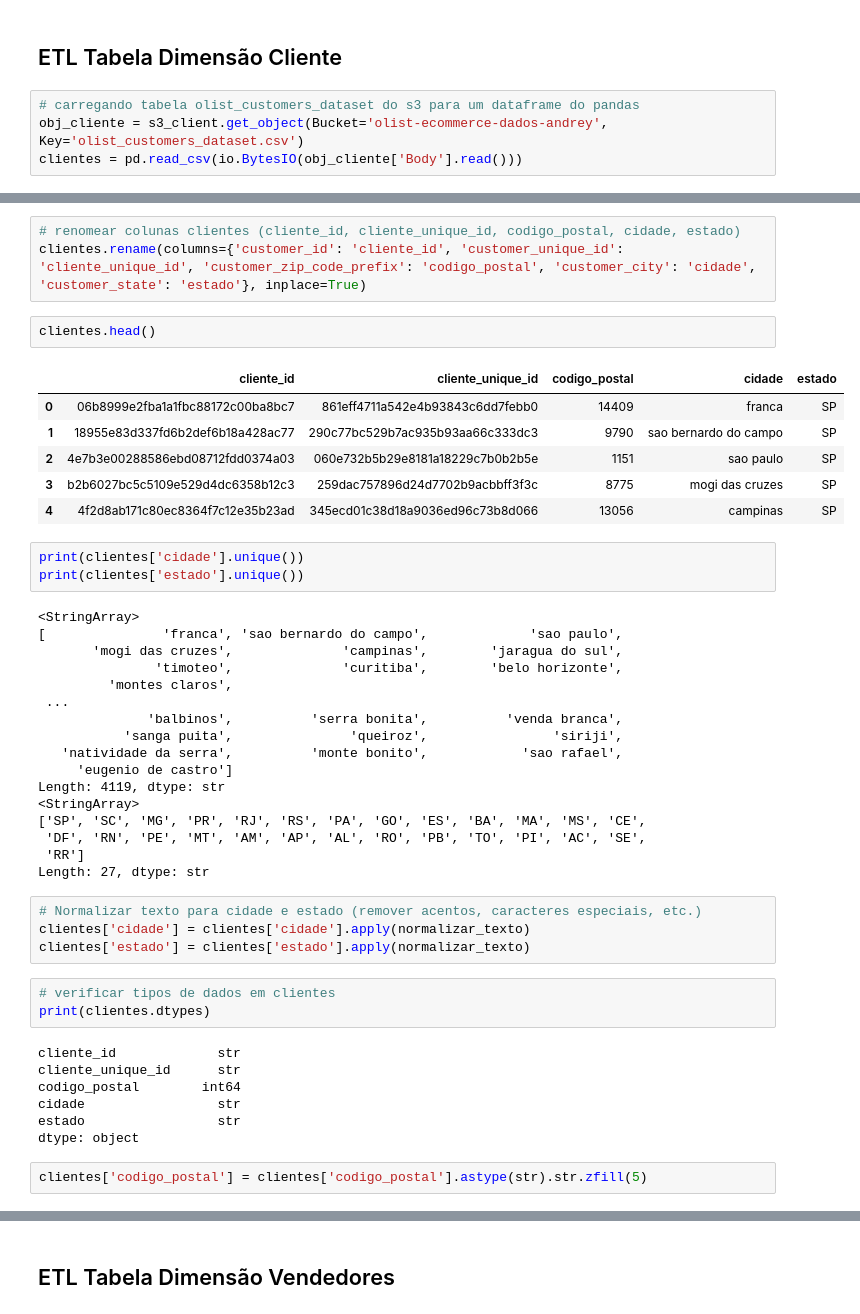
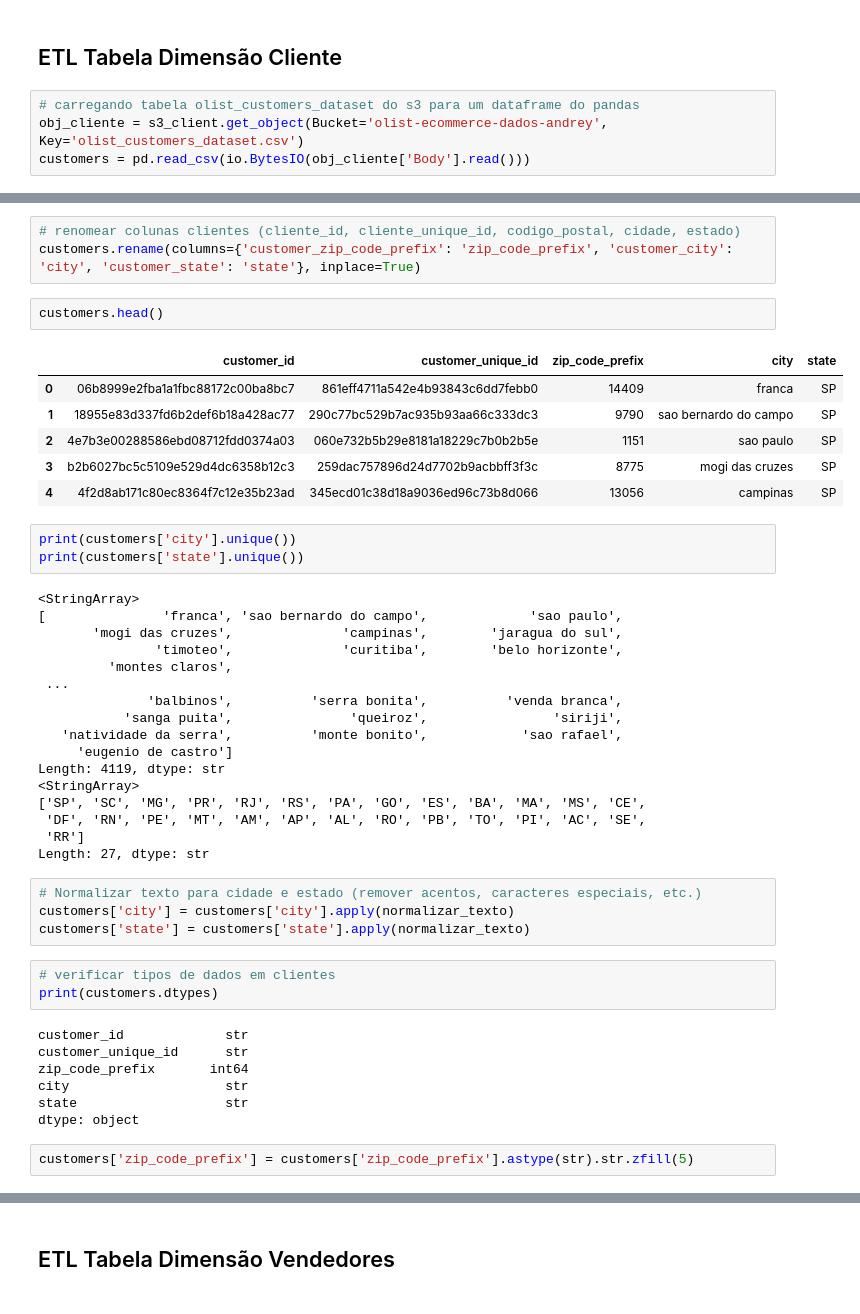
Before and after one commit to Andrey-Silva-Data/end-to-end-ecommerce-olist, a Jupyter notebook: ecommerce.ipynb, the cells around one changed output, grey strips where cells are left out. Saved outputs shown, nothing was run; the diff lists cells and outputs as text.

```diff
--- a/ecommerce.ipynb
+++ b/ecommerce.ipynb
@@ -188,6 +188,6 @@ geolocalizacao.head()
 # %%
 # carregando tabela olist_customers_dataset do s3 para um dataframe do pandas
 obj_cliente = s3_client.get_object(Bucket='olist-ecommerce-dados-andrey', Key='olist_customers_dataset.csv')
-clientes = pd.read_csv(io.BytesIO(obj_cliente['Body'].read()))
+customers = pd.read_csv(io.BytesIO(obj_cliente['Body'].read()))
 # %%
 # exibir as primeiras linhas do dataframe
@@ -201,19 +201,19 @@ clientes.head()
 | 4 | 4f2d8ab171c80ec8364f7c12e35b23ad | 345ecd01c38d18a9036ed96c73b8d066 | 13056 | campinas | SP |
 # %%
 # renomear colunas clientes (cliente_id, cliente_unique_id, codigo_postal, cidade, estado)
-clientes.rename(columns={'customer_id': 'cliente_id', 'customer_unique_id': 'cliente_unique_id', 'customer_zip_code_prefix': 'codigo_postal', 'customer_city': 'cidade', 'customer_state': 'estado'}, inplace=True)
+customers.rename(columns={'customer_zip_code_prefix': 'zip_code_prefix', 'customer_city': 'city', 'customer_state': 'state'}, inplace=True)
 # %%
-clientes.head()
+customers.head()
 # %% [output]
-|  | cliente_id | cliente_unique_id | codigo_postal | cidade | estado |
+|  | customer_id | customer_unique_id | zip_code_prefix | city | state |
 | 0 | 06b8999e2fba1a1fbc88172c00ba8bc7 | 861eff4711a542e4b93843c6dd7febb0 | 14409 | franca | SP |
 | 1 | 18955e83d337fd6b2def6b18a428ac77 | 290c77bc529b7ac935b93aa66c333dc3 | 9790 | sao bernardo do campo | SP |
 | 2 | 4e7b3e00288586ebd08712fdd0374a03 | 060e732b5b29e8181a18229c7b0b2b5e | 1151 | sao paulo | SP |
 | 3 | b2b6027bc5c5109e529d4dc6358b12c3 | 259dac757896d24d7702b9acbbff3f3c | 8775 | mogi das cruzes | SP |
 | 4 | 4f2d8ab171c80ec8364f7c12e35b23ad | 345ecd01c38d18a9036ed96c73b8d066 | 13056 | campinas | SP |
 # %%
-print(clientes['cidade'].unique())
-print(clientes['estado'].unique())
+print(customers['city'].unique())
+print(customers['state'].unique())
 # %% [output]
 <StringArray>
 [               'franca', 'sao bernardo do campo',             'sao paulo',
@@ -233,18 +233,18 @@ Length: 4119, dtype: str
 Length: 27, dtype: str
 # %%
 # Normalizar texto para cidade e estado (remover acentos, caracteres especiais, etc.)
-clientes['cidade'] = clientes['cidade'].apply(normalizar_texto)
-clientes['estado'] = clientes['estado'].apply(normalizar_texto)
+customers['city'] = customers['city'].apply(normalizar_texto)
+customers['state'] = customers['state'].apply(normalizar_texto)
 # %%
 # verificar tipos de dados em clientes
-print(clientes.dtypes)
+print(customers.dtypes)
 # %% [output]
-cliente_id             str
-cliente_unique_id      str
-codigo_postal        int64
-cidade                 str
-estado                 str
+customer_id             str
+customer_unique_id      str
+zip_code_prefix       int64
+city                    str
+state                   str
 dtype: object
 # %%
-clientes['codigo_postal'] = clientes['codigo_postal'].astype(str).str.zfill(5)
+customers['zip_code_prefix'] = customers['zip_code_prefix'].astype(str).str.zfill(5)
 # %%
```
Also changed, not shown: parts of 129 cells of this notebook, 4 other files.
